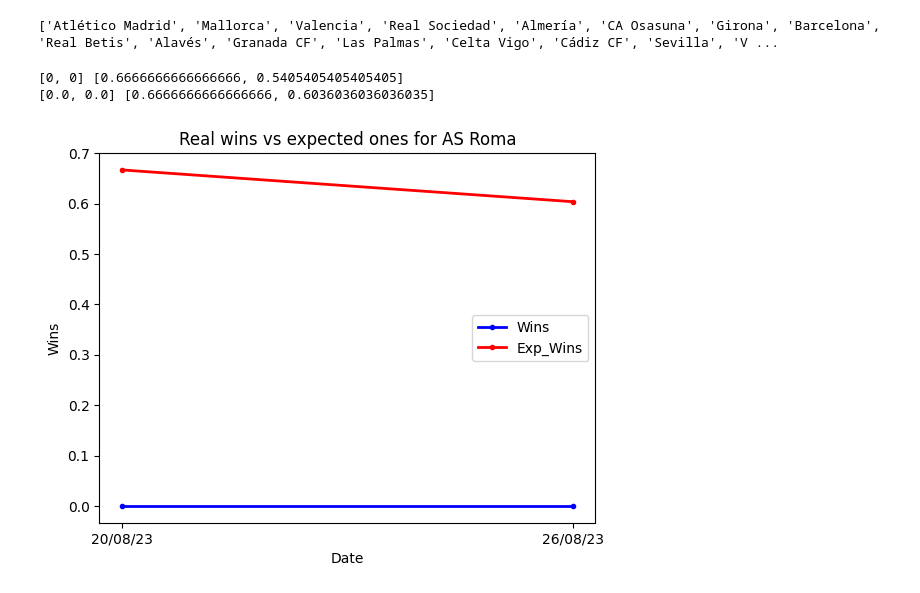
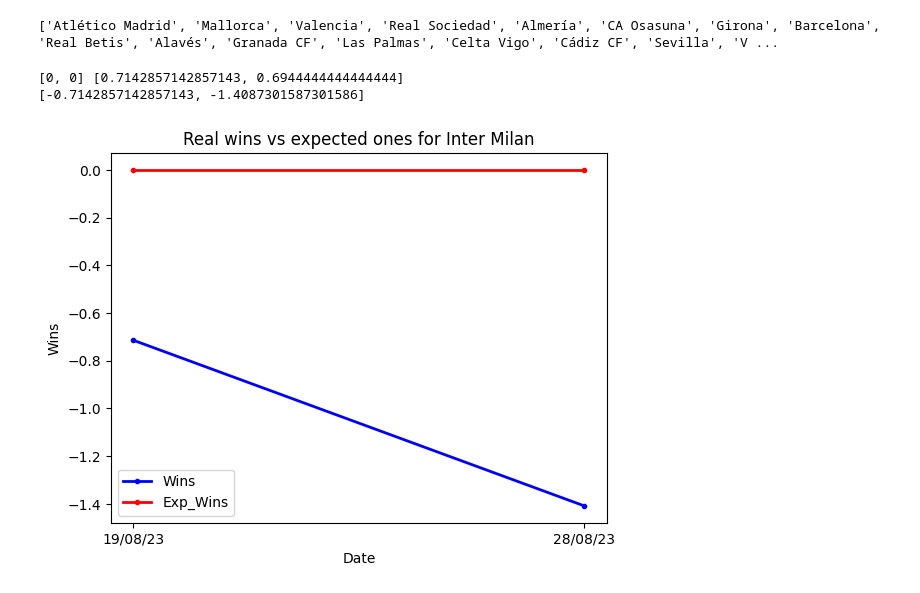
Before and after one commit to tomgiova97/betting-data-analysis, a Jupyter notebook: stats_plots.ipynb, the cells around one changed output. Saved outputs shown, nothing was run; the diff lists cells and outputs as text; code cells hidden in the pictures.

```diff
--- a/stats_plots.ipynb
+++ b/stats_plots.ipynb
@@ -23,7 +28,7 @@ print(teams.tolist())
 # %% [output]
 ['Atlético Madrid', 'Mallorca', 'Valencia', 'Real Sociedad', 'Almería', 'CA Osasuna', 'Girona', 'Barcelona', 'Real Betis', 'Alavés', 'Granada CF', 'Las Palmas', 'Celta Vigo', 'Cádiz CF', 'Sevilla', 'V ...
 # %%
-team_name = 'AS Roma'
+team_name = 'Inter Milan'
 team_row = df[df['team_name'] == team_name]
 # %%
 #getting dates
@@ -38,38 +43,39 @@ for date in dates:
 # %%
 # Analyzing wins
 
 #Convert string embedded list to list
 wins_string = team_row['wins'].tolist()[0]
 wins = ast.literal_eval(wins_string)
 
 exp_wins_string = team_row['exp_wins'].tolist()[0]
 exp_wins = ast.literal_eval(exp_wins_string)
 
 print(wins, exp_wins)
 
 #Cleaning of data for better visualization
-wins = compute_list_normalized_cumulative_values(wins)
-exp_wins = compute_list_normalized_cumulative_values(exp_wins)
+cum_exp_wins = calculate_list_cumulative_values(exp_wins)
+norm_wins = calculate_normalized_difference(wins, cum_exp_wins)
+#exp_wins = compute_list_normalized_cumulative_values(exp_wins)
 
-print(wins, exp_wins)
+print(norm_wins)
 
 
 # Create a scatter plot with connecting lines for the first set of data
-plt.plot(converted_dates, wins, color='blue', marker='.', linestyle='-', linewidth=2, label='Wins')
+plt.plot(converted_dates, norm_wins, color='blue', marker='.', linestyle='-', linewidth=2, label='Wins')
 
 # Create a scatter plot with connecting lines for the second set of data
-plt.plot(converted_dates, exp_wins, color='red', marker='.', linestyle='-', linewidth=2, label='Exp_Wins')
+plt.plot(converted_dates, np.zeros(len(wins)), color='red', marker='.', linestyle='-', linewidth=2, label='Exp_Wins')
 
 
 # Adding labels and title
 plt.xlabel('Date')
 plt.ylabel('Wins')
 plt.title(f'Real wins vs expected ones for {team_name}')
 plt.legend()
 
 # Show the plot
 plt.show()
 # %% [output]
-[0, 0] [0.6666666666666666, 0.5405405405405405]
-[0.0, 0.0] [0.6666666666666666, 0.6036036036036035]
+[0, 0] [0.7142857142857143, 0.6944444444444444]
+[-0.7142857142857143, -1.4087301587301586]
-[figure, old version]
+[figure, new version]
```
Also changed, not shown: parts of 2 cells of this notebook, 4 other files.
